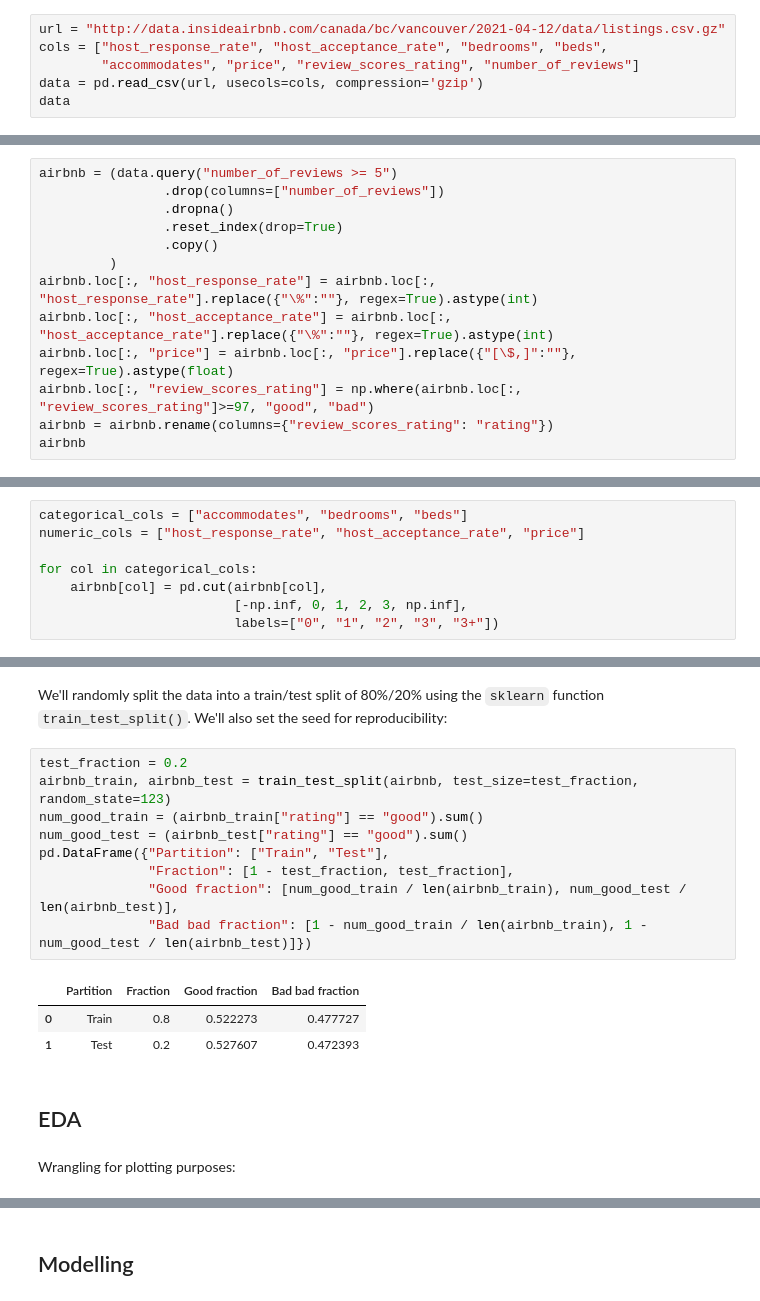
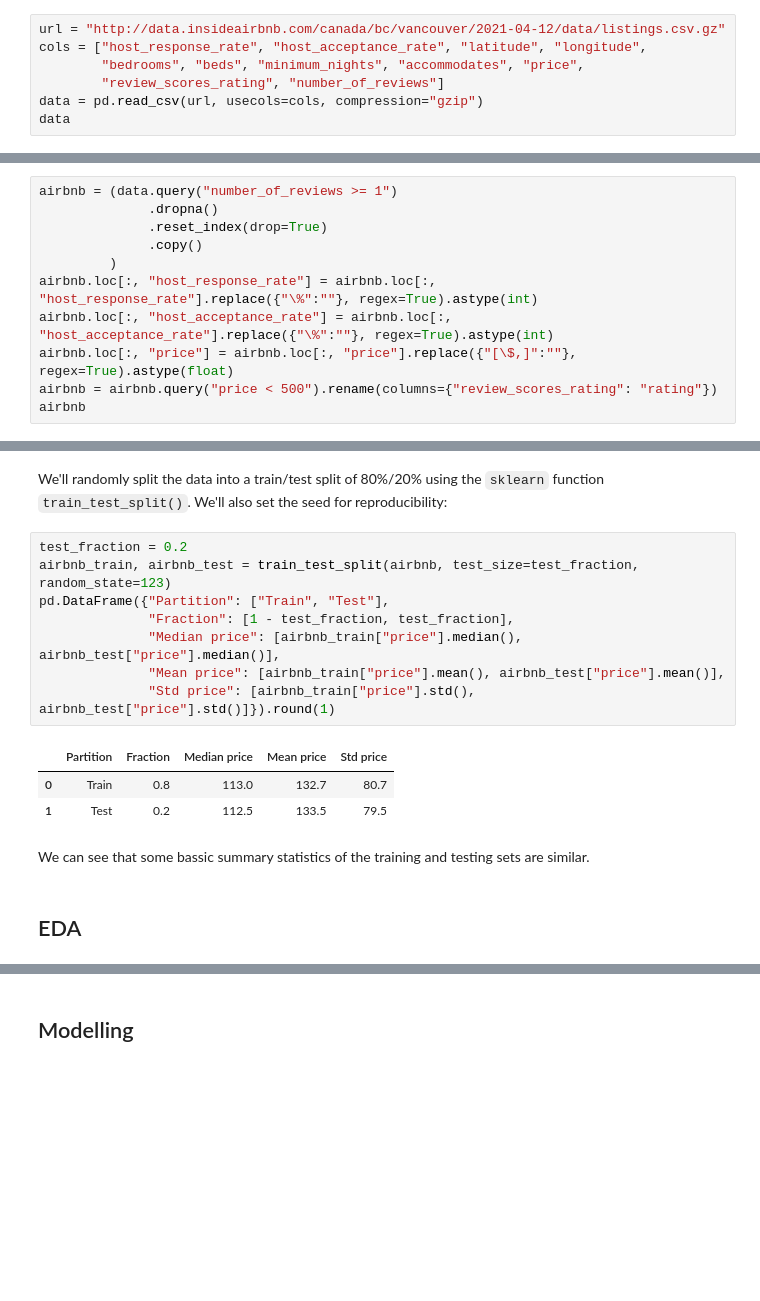
Before and after one commit to UBC-DSCI/dsci-310-example-project, a Jupyter notebook: milestones/project-proposal/analysis.ipynb, the cells around one changed output, grey strips where cells are left out. Drawn from its saved outputs; the diff is of its cells as text; blank space fills up the shorter version.

```diff
--- a/milestones/project-proposal/analysis.ipynb
+++ b/milestones/project-proposal/analysis.ipynb
@@ -37,8 +39,9 @@ The target variable we which to classify is the property's review score (`review
 The data set on [Inside Airbnb](http://insideairbnb.com/) is available at the URL below. We'll be reading it in with the Pandas function `pd.read_csv()`. We'll load the subset of the data we're interested in using the argument `usecols`. Note also that the data is is a zipped file (.gz extension), so we need to specify the argument `compression="gzip"`.
 # %%
 url = "http://data.insideairbnb.com/canada/bc/vancouver/2021-04-12/data/listings.csv.gz"
-cols = ["host_response_rate", "host_acceptance_rate", "bedrooms", "beds",
-        "accommodates", "price", "review_scores_rating", "number_of_reviews"]
-data = pd.read_csv(url, usecols=cols, compression='gzip')
+cols = ["host_response_rate", "host_acceptance_rate", "latitude", "longitude",
+        "bedrooms", "beds", "minimum_nights", "accommodates", "price",
+        "review_scores_rating", "number_of_reviews"]
+data = pd.read_csv(url, usecols=cols, compression="gzip")
 data
 # %% [output]
@@ -107,16 +112,14 @@ We need to do some minor pre-processing to the data before we can build our clas
 
 There are various ways to accomplish the above tasks. I'll be using regex and the `.replace()` method.
 # %%
-airbnb = (data.query("number_of_reviews >= 5")
-                .drop(columns=["number_of_reviews"])
-                .dropna()
-                .reset_index(drop=True)
-                .copy()
+airbnb = (data.query("number_of_reviews >= 1")
+              .dropna()
+              .reset_index(drop=True)
+              .copy()
          )
 airbnb.loc[:, "host_response_rate"] = airbnb.loc[:, "host_response_rate"].replace({"\%":""}, regex=True).astype(int)
 airbnb.loc[:, "host_acceptance_rate"] = airbnb.loc[:, "host_acceptance_rate"].replace({"\%":""}, regex=True).astype(int)
 airbnb.loc[:, "price"] = airbnb.loc[:, "price"].replace({"[\$,]":""}, regex=True).astype(float)
-airbnb.loc[:, "review_scores_rating"] = np.where(airbnb.loc[:, "review_scores_rating"]>=97, "good", "bad")
-airbnb = airbnb.rename(columns={"review_scores_rating": "rating"})
+airbnb = airbnb.query("price < 500").rename(columns={"review_scores_rating": "rating"})
 airbnb
 # %% [output]
@@ -140,11 +139,3 @@ We'll turn the `accommodates`, `bedrooms`, and `beds` features into categoricals
-# %%
-categorical_cols = ["accommodates", "bedrooms", "beds"]
-numeric_cols = ["host_response_rate", "host_acceptance_rate", "price"]
-
-for col in categorical_cols:
-    airbnb[col] = pd.cut(airbnb[col],
-                         [-np.inf, 0, 1, 2, 3, np.inf],
-                         labels=["0", "1", "2", "3", "3+"])
 # %% [markdown]
 ### Splitting data into training and testing sets
 # %% [markdown]
@@ -152,17 +143,16 @@ We'll randomly split the data into a train/test split of 80%/20% using the `skle
 # %%
 test_fraction = 0.2
 airbnb_train, airbnb_test = train_test_split(airbnb, test_size=test_fraction, random_state=123)
-num_good_train = (airbnb_train["rating"] == "good").sum()
-num_good_test = (airbnb_test["rating"] == "good").sum()
 pd.DataFrame({"Partition": ["Train", "Test"],
               "Fraction": [1 - test_fraction, test_fraction],
-              "Good fraction": [num_good_train / len(airbnb_train), num_good_test / len(airbnb_test)],
-              "Bad bad fraction": [1 - num_good_train / len(airbnb_train), 1 - num_good_test / len(airbnb_test)]})
+              "Median price": [airbnb_train["price"].median(), airbnb_test["price"].median()],
+              "Mean price": [airbnb_train["price"].mean(), airbnb_test["price"].mean()],
+              "Std price": [airbnb_train["price"].std(), airbnb_test["price"].std()]}).round(1)
 # %% [output]
-|  | Partition | Fraction | Good fraction | Bad bad fraction |
-| 0 | Train | 0.8 | 0.522273 | 0.477727 |
-| 1 | Test | 0.2 | 0.527607 | 0.472393 |
+|  | Partition | Fraction | Median price | Mean price | Std price |
+| 0 | Train | 0.8 | 113.0 | 132.7 | 80.7 |
+| 1 | Test | 0.2 | 112.5 | 133.5 | 79.5 |
+# %% [markdown]
+We can see that some bassic summary statistics of the training and testing sets are similar.
 # %% [markdown]
 ## EDA
-# %% [markdown]
-Wrangling for plotting purposes:
```
Also changed, not shown: parts of 33 cells of this notebook.
